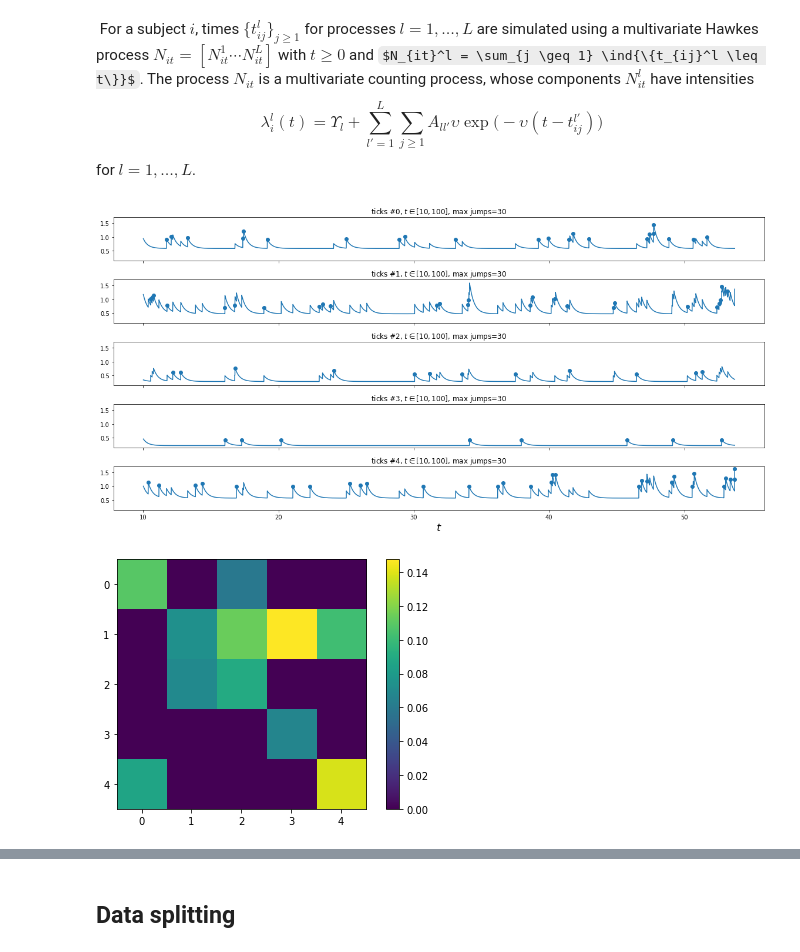
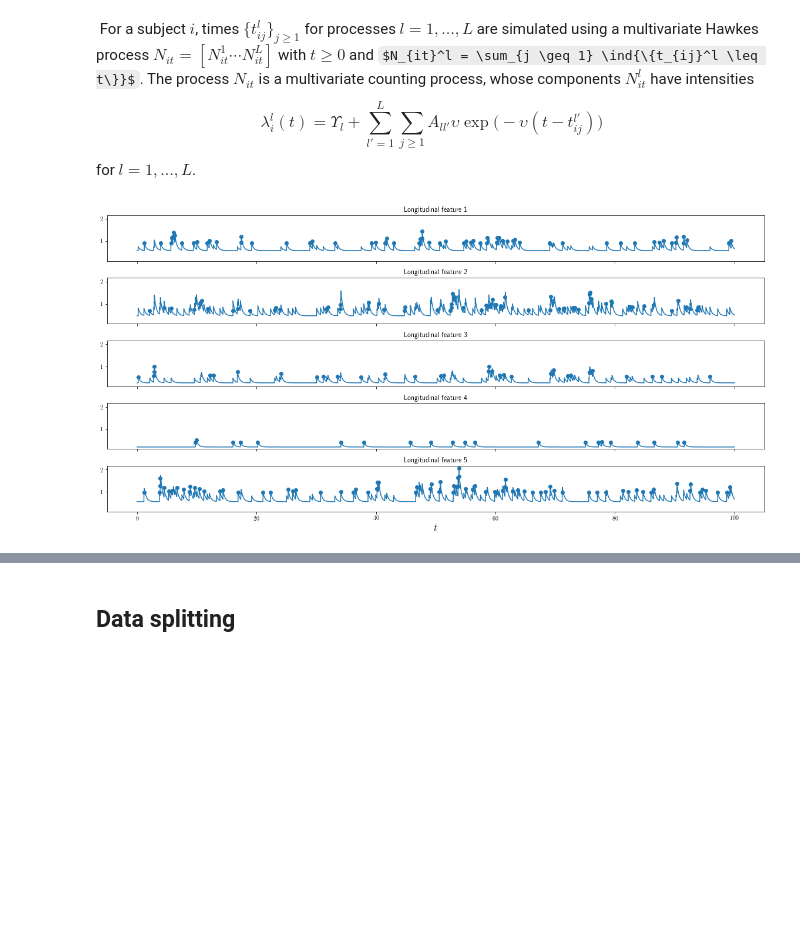
Before and after one commit to Califrais/flash, a Jupyter notebook: Lights tutorial.ipynb, the cells around one changed output, grey strips where cells are left out. Cells and saved outputs as stored; diff of their text form; code cells hidden in the pictures; some formulas as TeX source; blank space fills up the shorter version.

Commit message:
update notebook: hawkes processes + adjacency matrix

```diff
--- a/Lights tutorial.ipynb
+++ b/Lights tutorial.ipynb
@@ -46,15 +141,10 @@ for $l=1, \ldots, L$.
 # %%
 hawkes = simu.hawkes
 adjacency = hawkes.adjacency
 
 fig, ax = plt.subplots(n_long_features, 1, figsize=(16, 8), sharex=True, sharey=True)
-plot_point_process(hawkes, n_points=50000, t_min=10, max_jumps=30, ax=ax)
+long_features_names = ["Longitudinal feature %s" % (l + 1) for l in range(n_long_features)]
+plot_point_process(hawkes, n_points=50000, ax=ax, node_names=long_features_names)
 fig.tight_layout()
-
-plt.figure()
-plt.imshow(adjacency)
-plt.colorbar()
-plt.tight_layout()
 # %% [output]
-[figure, old version]
+[figure, new version]
-[figure, removed]
```
Also changed, not shown: parts of 12 cells of this notebook, 2 other files.
